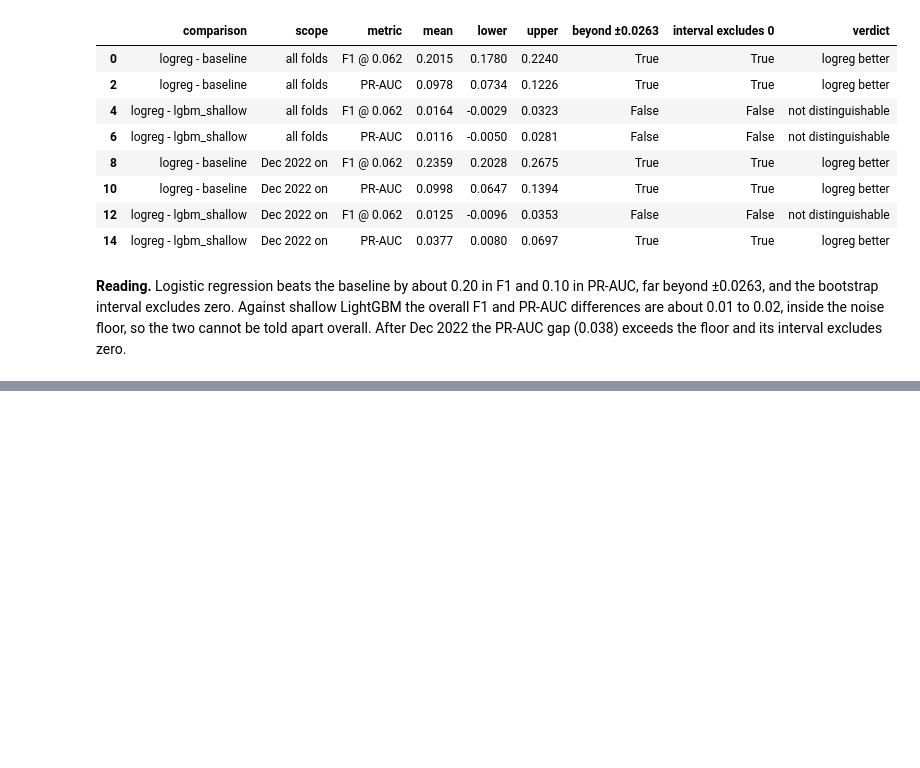
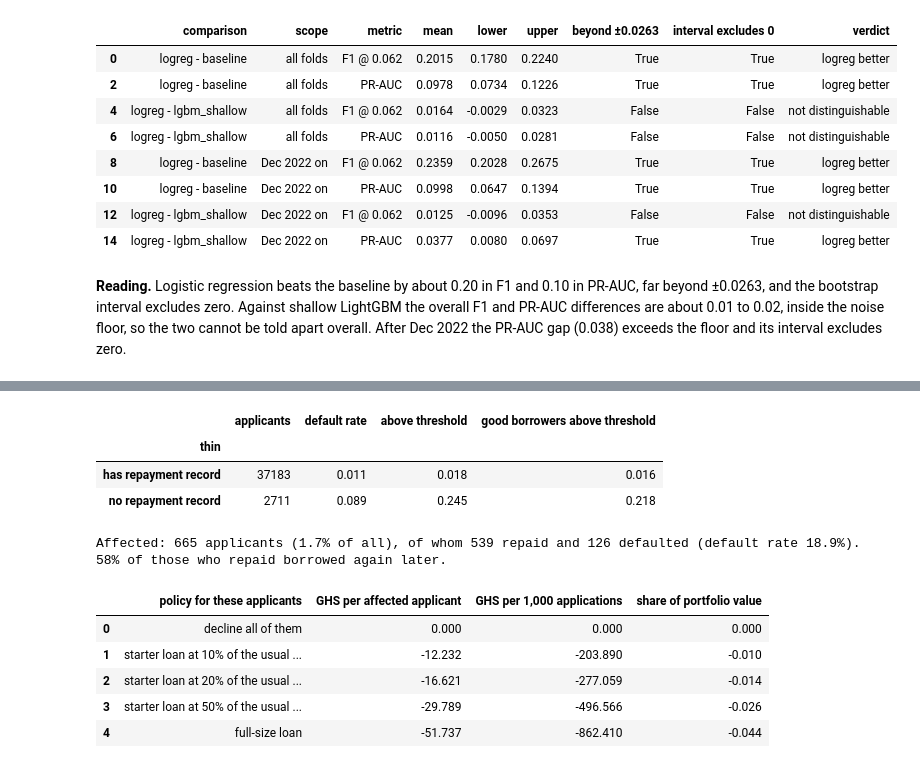
Before and after one commit to ASU-MICS-2028/mle-group-3-prosit-2, a Jupyter notebook: notebooks/13_rubric_additions.ipynb, the cells around one changed output, grey strips where cells are left out. Saved outputs shown, nothing was run; the diff lists cells and outputs as text; code cells hidden in the pictures; blank space fills up the shorter version.

Commit message:
Scoring service: never auto-approve an applicant with an earlier unpaid loan; measure the cost of the thin-file starter loan; authors on the report

```diff
--- a/notebooks/13_rubric_additions.ipynb
+++ b/notebooks/13_rubric_additions.ipynb
@@ -178,0 +185,41 @@ sel[["comparison", "scope", "metric", "mean", "lower", "upper", "beyond ±0.0263
+# %%
+from dataclasses import replace
+ev["thin"] = ev.n_prev_resolved == 0
+good = ev[ev.y == 0]
+who = pd.DataFrame({"applicants": ev.groupby("thin").size(), "default rate": ev.groupby("thin").y.mean(),
+                    "above threshold": ev.groupby("thin").declined.mean(),
+                    "good borrowers above threshold": good.groupby("thin").declined.mean()})
+who.index = who.index.map({True: "no repayment record", False: "has repayment record"})
+display(who.round(3))
+
+ref = ev[ev.thin & ev.declined]
+last_loan = tr.groupby("customer_id").disbursement_date.max()
+came_back = (ref.customer_id.map(last_loan) > ref.disbursement_date)[ref.y == 0].mean()
+rate, share = ref.y.mean(), len(ref) / len(ev)
+print(f"Affected: {len(ref)} applicants ({share:.1%} of all), of whom {int((ref.y == 0).sum())} repaid and {int(ref.y.sum())} defaulted "
+      f"(default rate {rate:.1%}). {came_back:.0%} of those who repaid borrowed again later.")
+
+def per_applicant(fraction):
+    e = replace(econ, principal=econ.principal * fraction)
+    return (1 - rate) * e.gain_good - rate * e.loss_bad
+
+options = [("decline all of them", 0.0)] + [(f"starter loan at {int(f * 100)}% of the usual size (GHS {econ.principal * f:.0f})", per_applicant(f))
+                                            for f in (0.1, 0.2, 0.5)] + [("full-size loan", per_applicant(1.0))]
+mit = pd.DataFrame(options, columns=["policy for these applicants", "GHS per affected applicant"])
+mit["GHS per 1,000 applications"] = mit["GHS per affected applicant"] * share * 1000
+baseline = (econ.gain_good * ((ev.y == 0) & ~ev.declined).sum() - econ.loss_bad * ((ev.y == 1) & ~ev.declined).sum()) / len(ev) * 1000
+mit["share of portfolio value"] = mit["GHS per 1,000 applications"] / baseline
+mit.to_csv(ROOT / "reports" / "13_mitigation_cost.csv", index=False)
+mit.round(3)
+# %% [output]
+|  | applicants | default rate | above threshold | good borrowers above threshold |
+| thin |  |  |  |  |
+| has repayment record | 37183 | 0.011 | 0.018 | 0.016 |
+| no repayment record | 2711 | 0.089 | 0.245 | 0.218 |
+Affected: 665 applicants (1.7% of all), of whom 539 repaid and 126 defaulted (default rate 18.9%). 58% of those who repaid borrowed again later.
+|  | policy for these applicants | GHS per affected applicant | GHS per 1,000 applications | share of portfolio value |
+| 0 | decline all of them | 0.000 | 0.000 | 0.000 |
+| 1 | starter loan at 10% of the usual ... | -12.232 | -203.890 | -0.010 |
+| 2 | starter loan at 20% of the usual ... | -16.621 | -277.059 | -0.014 |
+| 3 | starter loan at 50% of the usual ... | -29.789 | -496.566 | -0.026 |
+| 4 | full-size loan | -51.737 | -862.410 | -0.044 |
```
Also changed, not shown: parts of 6 cells of this notebook, 13 other files.
